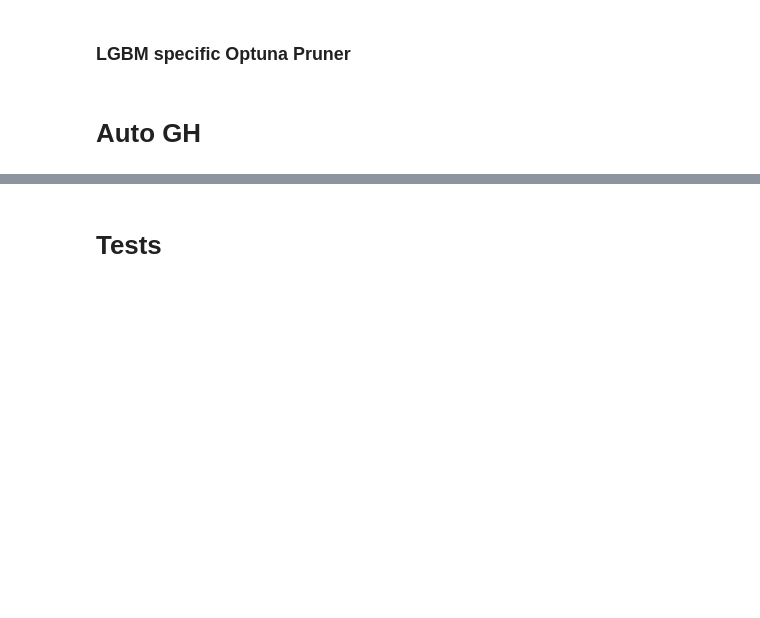
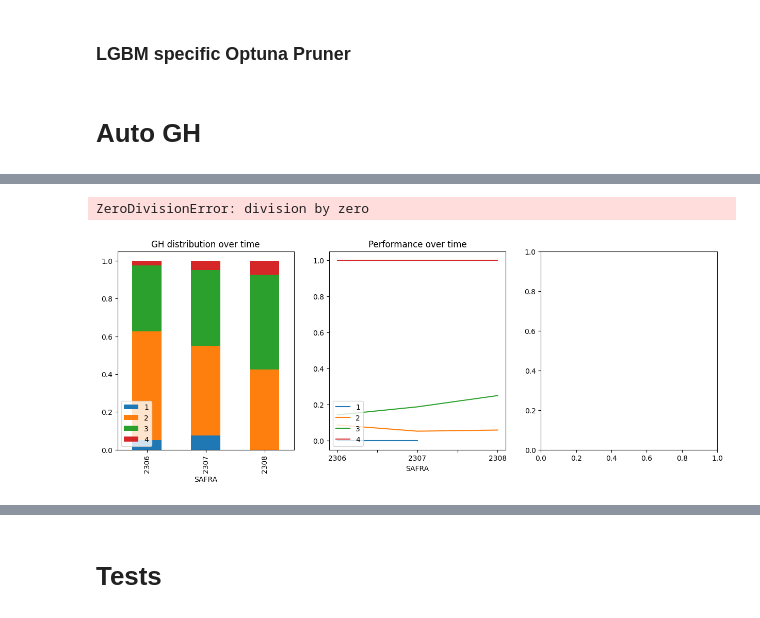
Before and after one commit to thommich/reject-inference-modelling, a Jupyter notebook: cluster_pj_embeddings.ipynb, the cells around one changed output, grey strips where cells are left out. Saved outputs shown, nothing was run; the diff lists cells and outputs as text; code cells hidden in the pictures; blank space fills up the shorter version.

```diff
--- a/cluster_pj_embeddings.ipynb
+++ b/cluster_pj_embeddings.ipynb
@@ -1772,7 +1773,12 @@ def get_gh(df, score, cut_points):
     )
     return ghs
 # %%
-ref = np.array([2306]*10 + [2307]*10 + [2308]*10 + [2309]*10 + [2310]*10 + [2311]*10)
-perf = np.array([0]*25 + [1]*1 + [0]*5 + [1]*1 + [0]*5 + [1]*1 + [0]*5 + [1]*1 + [0]*5 + [1]*1 + [0]*5 + [1]*5)
-score = np.linspace(0,1,60)
+import warnings
+warnings.simplefilter(action='ignore', category=FutureWarning)
+warnings.simplefilter(action='ignore', category=DeprecationWarning)
+warnings.simplefilter(action='ignore', category=RuntimeWarning)
+
+ref = np.array([2306]*40 + [2307]*40 + [2308]*40)
+perf = np.array([0]*50 + [1]*2 + [0]*10 + [1]*2 + [0]*10 + [1]*2 + [0]*10 + [1]*2 + [0]*10 + [1]*2 + [0]*10 + [1]*10)
+score = np.linspace(0,1,120)
 # %%
@@ -1810,5 +1822,6 @@ cp
 # %%
 df['GH'] = get_gh(df,'SCORE',cp)
+df.GH.fillna(1,inplace=True)
 # %%
 df.GH.value_counts()
 # %% [output]
@@ -1818,0 +1843,5 @@ Name: count, dtype: int64
+# %%
+plot_gh(df, 'SAFRA', 'PERF', 'GH')
+# %% [output]
+ZeroDivisionError: division by zero
+[figure, added]
```
Also changed, not shown: parts of 50 cells of this notebook, 10 other files.
